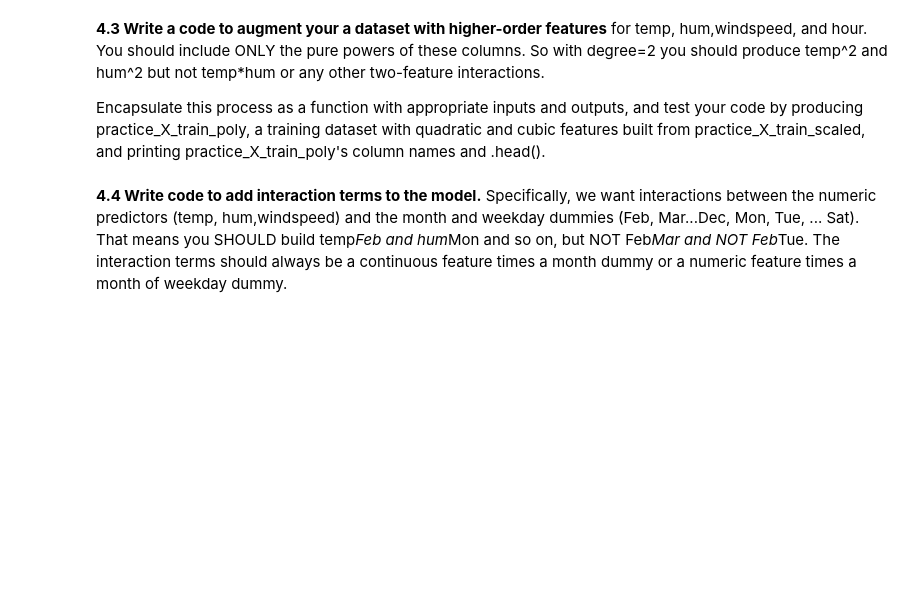
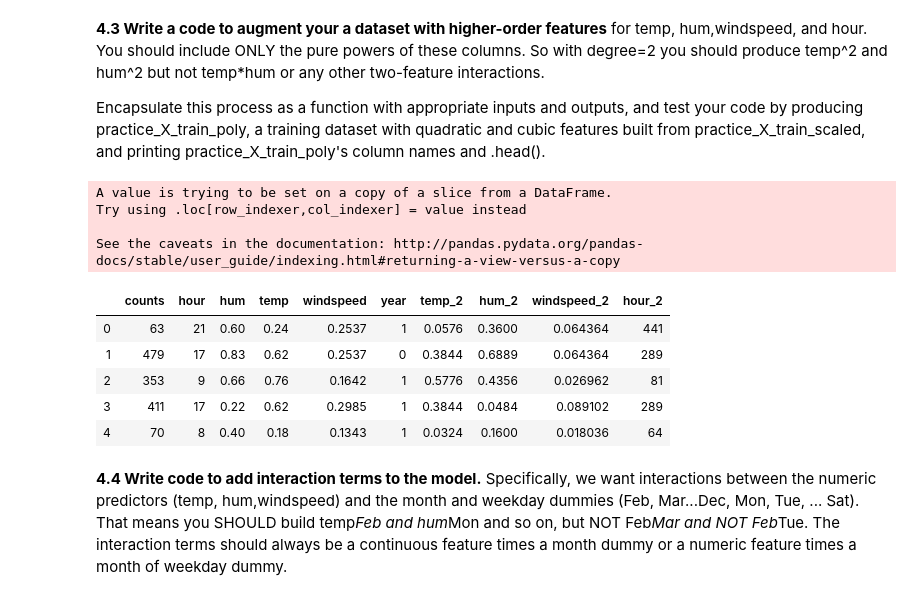
Before and after one commit to CreditPy/2021-s109a, a Jupyter notebook: cs_s109a_hw3/cs_s109a_hw3.ipynb, the cells around one changed output. Cells and saved outputs as stored; diff of their text form; code cells hidden in the pictures; blank space fills up the shorter version.

```diff
--- a/cs_s109a_hw3/cs_s109a_hw3.ipynb
+++ b/cs_s109a_hw3/cs_s109a_hw3.ipynb
@@ -654,3 +657,35 @@ def add_poly_features(dataset, degree, columns):
+# %%
+def add_poly_features(dataset, degree, columns):
+    """
+    :param dataset: Your data
+    :param degree: Max degree
+    :return: Augmented DataFrame
+    """
+    #poly_dataset = dataset
+    for column in columns:
+        for polynomial in range(degree):
+            # ignore polynomials with exponent 0 and 1
+            polynomial = polynomial + 2
+            if polynomial <= degree:
+                # create the new columns
+                dataset[str(column) + "_" + str(polynomial)] = dataset[column] ** polynomial
+    poly_dataset = dataset
+    return poly_dataset
+# %%
+# @Sunil there's a warning we might want to look at
+practice_X_train_poly = add_poly_features(practice_X_train, 2, ['temp','hum','windspeed','hour'])
+practice_X_train_poly.head()
+# %% [output]
+A value is trying to be set on a copy of a slice from a DataFrame.
+Try using .loc[row_indexer,col_indexer] = value instead
+
+See the caveats in the documentation: http://pandas.pydata.org/pandas-docs/stable/user_guide/indexing.html#returning-a-view-versus-a-copy
+|  | counts | hour | hum | temp | windspeed | year | temp_2 | hum_2 | windspeed_2 | hour_2 |
+| 0 | 63 | 21 | 0.60 | 0.24 | 0.2537 | 1 | 0.0576 | 0.3600 | 0.064364 | 441 |
+| 1 | 479 | 17 | 0.83 | 0.62 | 0.2537 | 0 | 0.3844 | 0.6889 | 0.064364 | 289 |
+| 2 | 353 | 9 | 0.66 | 0.76 | 0.1642 | 1 | 0.5776 | 0.4356 | 0.026962 | 81 |
+| 3 | 411 | 17 | 0.22 | 0.62 | 0.2985 | 1 | 0.3844 | 0.0484 | 0.089102 | 289 |
+| 4 | 70 | 8 | 0.40 | 0.18 | 0.1343 | 1 | 0.0324 | 0.1600 | 0.018036 | 64 |
 # %% [markdown]
 **4.4 Write code to add interaction terms to the model.** Specifically, we want interactions between the numeric predictors (temp, hum,windspeed) and the month and weekday dummies (Feb, Mar...Dec, Mon, Tue, ... Sat). That means you SHOULD build temp*Feb and hum*Mon and so on, but NOT Feb*Mar and NOT Feb*Tue. The interaction terms should always be a continuous feature times a month dummy or a numeric feature times a month of weekday dummy.
 # %%
```
Also changed, not shown: parts of 5 cells of this notebook.
